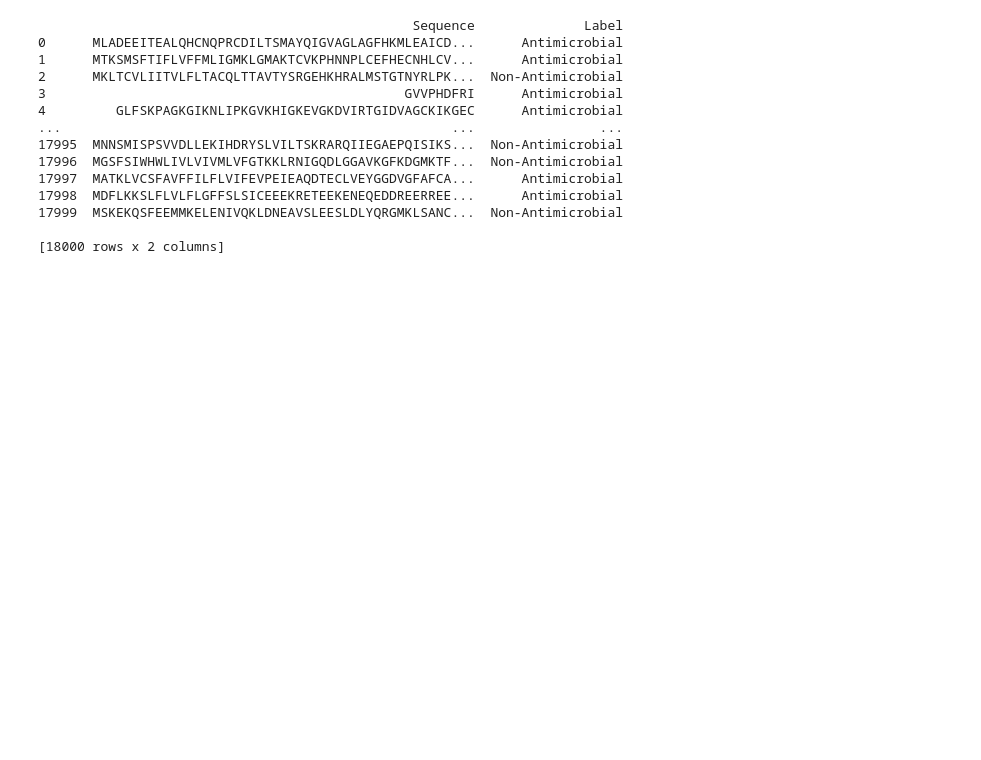
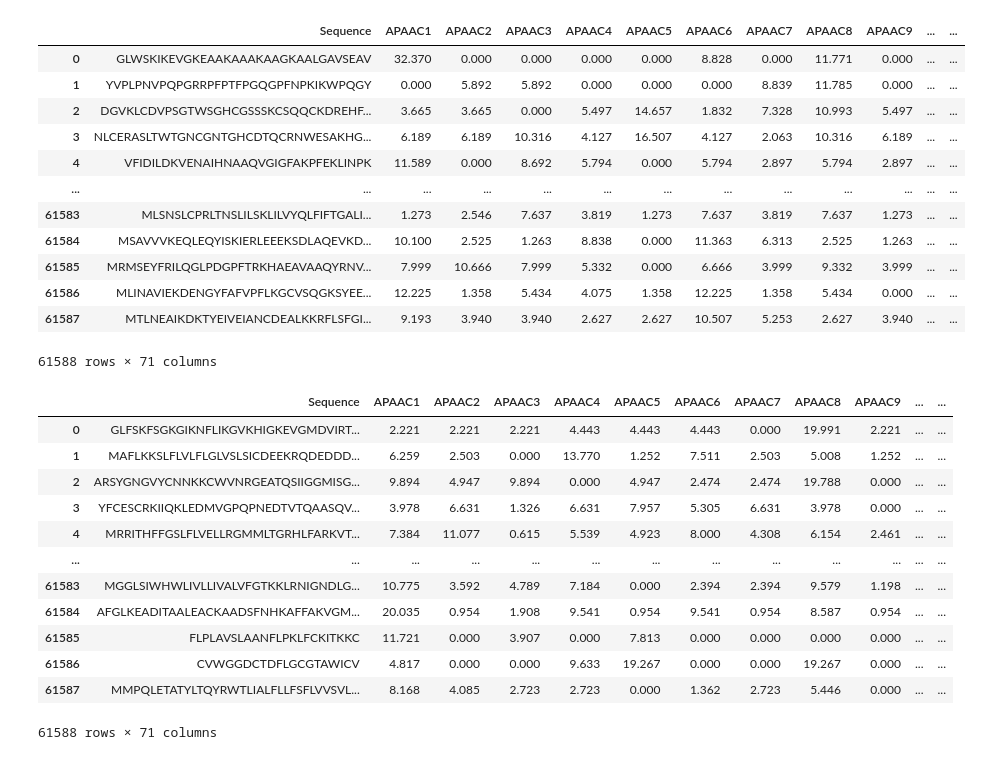
Before and after one commit to SanjeevM2004/BT3040-TPA, a Jupyter notebook: AMP_uniprot.ipynb, the cells around one changed output. Saved outputs shown, nothing was run; the diff lists cells and outputs as text; code cells hidden in the pictures; blank space fills up the shorter version.

```diff
--- a/AMP_uniprot.ipynb
+++ b/AMP_uniprot.ipynb
@@ -123,7 +127,31 @@ df_concatenated
+# %%
+data = pd.read_excel('Dataset.xlsx')
+# %%
+df_concatenated['Sequence'] = data['Sequence']
+# %%
+df_concatenated = df_concatenated.drop('Unnamed: 0', axis=1)
+# %%
+# Reorder columns to move 'Sequence' to the first position
+cols = ['Sequence'] + [col for col in df_concatenated.columns if col != 'Sequence']
+df_concatenated = df_concatenated[cols]
+# %%
+df_concatenated
+# %% [output]
+|  | Sequence | APAAC1 | APAAC2 | APAAC3 | APAAC4 | APAAC5 | APAAC6 | APAAC7 | APAAC8 | APAAC9 | ... | ... |
+| 0 | GLWSKIKEVGKEAAKAAAKAAGKAALGAVSEAV | 32.370 | 0.000 | 0.000 | 0.000 | 0.000 | 8.828 | 0.000 | 11.771 | 0.000 | ... | ... |
+| 1 | YVPLPNVPQPGRRPFPTFPGQGPFNPKIKWPQGY | 0.000 | 5.892 | 5.892 | 0.000 | 0.000 | 0.000 | 8.839 | 11.785 | 0.000 | ... | ... |
+| 2 | DGVKLCDVPSGTWSGHCGSSSKCSQQCKDREHF... | 3.665 | 3.665 | 0.000 | 5.497 | 14.657 | 1.832 | 7.328 | 10.993 | 5.497 | ... | ... |
+| 3 | NLCERASLTWTGNCGNTGHCDTQCRNWESAKHG... | 6.189 | 6.189 | 10.316 | 4.127 | 16.507 | 4.127 | 2.063 | 10.316 | 6.189 | ... | ... |
+| 4 | VFIDILDKVENAIHNAAQVGIGFAKPFEKLINPK | 11.589 | 0.000 | 8.692 | 5.794 | 0.000 | 5.794 | 2.897 | 5.794 | 2.897 | ... | ... |
+| ... | ... | ... | ... | ... | ... | ... | ... | ... | ... | ... | ... | ... |
+| 61583 | MLSNSLCPRLTNSLILSKLILVYQLFIFTGALI... | 1.273 | 2.546 | 7.637 | 3.819 | 1.273 | 7.637 | 3.819 | 7.637 | 1.273 | ... | ... |
+| 61584 | MSAVVVKEQLEQYISKIERLEEEKSDLAQEVKD... | 10.100 | 2.525 | 1.263 | 8.838 | 0.000 | 11.363 | 6.313 | 2.525 | 1.263 | ... | ... |
+| 61585 | MRMSEYFRILQGLPDGPFTRKHAEAVAAQYRNV... | 7.999 | 10.666 | 7.999 | 5.332 | 0.000 | 6.666 | 3.999 | 9.332 | 3.999 | ... | ... |
+| 61586 | MLINAVIEKDENGYFAFVPFLKGCVSQGKSYEE... | 12.225 | 1.358 | 5.434 | 4.075 | 1.358 | 12.225 | 1.358 | 5.434 | 0.000 | ... | ... |
+| 61587 | MTLNEAIKDKTYEIVEIANCDEALKKRFLSFGI... | 9.193 | 3.940 | 3.940 | 2.627 | 2.627 | 10.507 | 5.253 | 2.627 | 3.940 | ... | ... |
+61588 rows × 71 columns
 # %%
-import pandas as pd
 
-# Assuming df is your dataframe
 # Shuffle the rows
 df_shuffled = df_concatenated.sample(frac=1.0, random_state=42)  # Set random_state for reproducibility
 
@@ -131,20 +159,19 @@ df_shuffled = df_concatenated.sample(frac=1.0, random_state=42)  # Set random_st
 df_shuffled.reset_index(drop=True, inplace=True)
 
 # Display the shuffled dataframe
-print(df_shuffled)
+df_shuffled
 # %% [output]
+|  | Sequence | APAAC1 | APAAC2 | APAAC3 | APAAC4 | APAAC5 | APAAC6 | APAAC7 | APAAC8 | APAAC9 | ... | ... |
+| 0 | GLFSKFSGKGIKNFLIKGVKHIGKEVGMDVIRT... | 2.221 | 2.221 | 2.221 | 4.443 | 4.443 | 4.443 | 0.000 | 19.991 | 2.221 | ... | ... |
+| 1 | MAFLKKSLFLVLFLGLVSLSICDEEKRQDEDDD... | 6.259 | 2.503 | 0.000 | 13.770 | 1.252 | 7.511 | 2.503 | 5.008 | 1.252 | ... | ... |
+| 2 | ARSYGNGVYCNNKKCWVNRGEATQSIIGGMISG... | 9.894 | 4.947 | 9.894 | 0.000 | 4.947 | 2.474 | 2.474 | 19.788 | 0.000 | ... | ... |
+| 3 | YFCESCRKIIQKLEDMVGPQPNEDTVTQAASQV... | 3.978 | 6.631 | 1.326 | 6.631 | 7.957 | 5.305 | 6.631 | 3.978 | 0.000 | ... | ... |
+| 4 | MRRITHFFGSLFLVELLRGMMLTGRHLFARKVT... | 7.384 | 11.077 | 0.615 | 5.539 | 4.923 | 8.000 | 4.308 | 6.154 | 2.461 | ... | ... |
+| ... | ... | ... | ... | ... | ... | ... | ... | ... | ... | ... | ... | ... |
+| 61583 | MGGLSIWHWLIVLLIVALVFGTKKLRNIGNDLG... | 10.775 | 3.592 | 4.789 | 7.184 | 0.000 | 2.394 | 2.394 | 9.579 | 1.198 | ... | ... |
+| 61584 | AFGLKEADITAALEACKAADSFNHKAFFAKVGM... | 20.035 | 0.954 | 1.908 | 9.541 | 0.954 | 9.541 | 0.954 | 8.587 | 0.954 | ... | ... |
+| 61585 | FLPLAVSLAANFLPKLFCKITKKC | 11.721 | 0.000 | 3.907 | 0.000 | 7.813 | 0.000 | 0.000 | 0.000 | 0.000 | ... | ... |
+| 61586 | CVWGGDCTDFLGCGTAWICV | 4.817 | 0.000 | 0.000 | 9.633 | 19.267 | 0.000 | 0.000 | 19.267 | 0.000 | ... | ... |
+| 61587 | MMPQLETATYLTQYRWTLIALFLLFSFLVVSVL... | 8.168 | 4.085 | 2.723 | 2.723 | 0.000 | 1.362 | 2.723 | 5.446 | 0.000 | ... | ... |
-                                                Sequence              Label
-0      MLADEEITEALQHCNQPRCDILTSMAYQIGVAGLAGFHKMLEAICD...      Antimicrobial
-1      MTKSMSFTIFLVFFMLIGMKLGMAKTCVKPHNNPLCEFHECNHLCV...      Antimicrobial
-2      MKLTCVLIITVLFLTACQLTTAVTYSRGEHKHRALMSTGTNYRLPK...  Non-Antimicrobial
-3                                              GVVPHDFRI      Antimicrobial
-4         GLFSKPAGKGIKNLIPKGVKHIGKEVGKDVIRTGIDVAGCKIKGEC      Antimicrobial
-...                                                  ...                ...
-17995  MNNSMISPSVVDLLEKIHDRYSLVILTSKRARQIIEGAEPQISIKS...  Non-Antimicrobial
-17996  MGSFSIWHWLIVLVIVMLVFGTKKLRNIGQDLGGAVKGFKDGMKTF...  Non-Antimicrobial
-17997  MATKLVCSFAVFFILFLVIFEVPEIEAQDTECLVEYGGDVGFAFCA...      Antimicrobial
-17998  MDFLKKSLFLVLFLGFFSLSICEEEKRETEEKENEQEDDREERREE...      Antimicrobial
-17999  MSKEKQSFEEMMKELENIVQKLDNEAVSLEESLDLYQRGMKLSANC...  Non-Antimicrobial
-
-[18000 rows x 2 columns]
+61588 rows × 71 columns
 # %%
```
Also changed, not shown: parts of 7 cells of this notebook, 37 other files.
